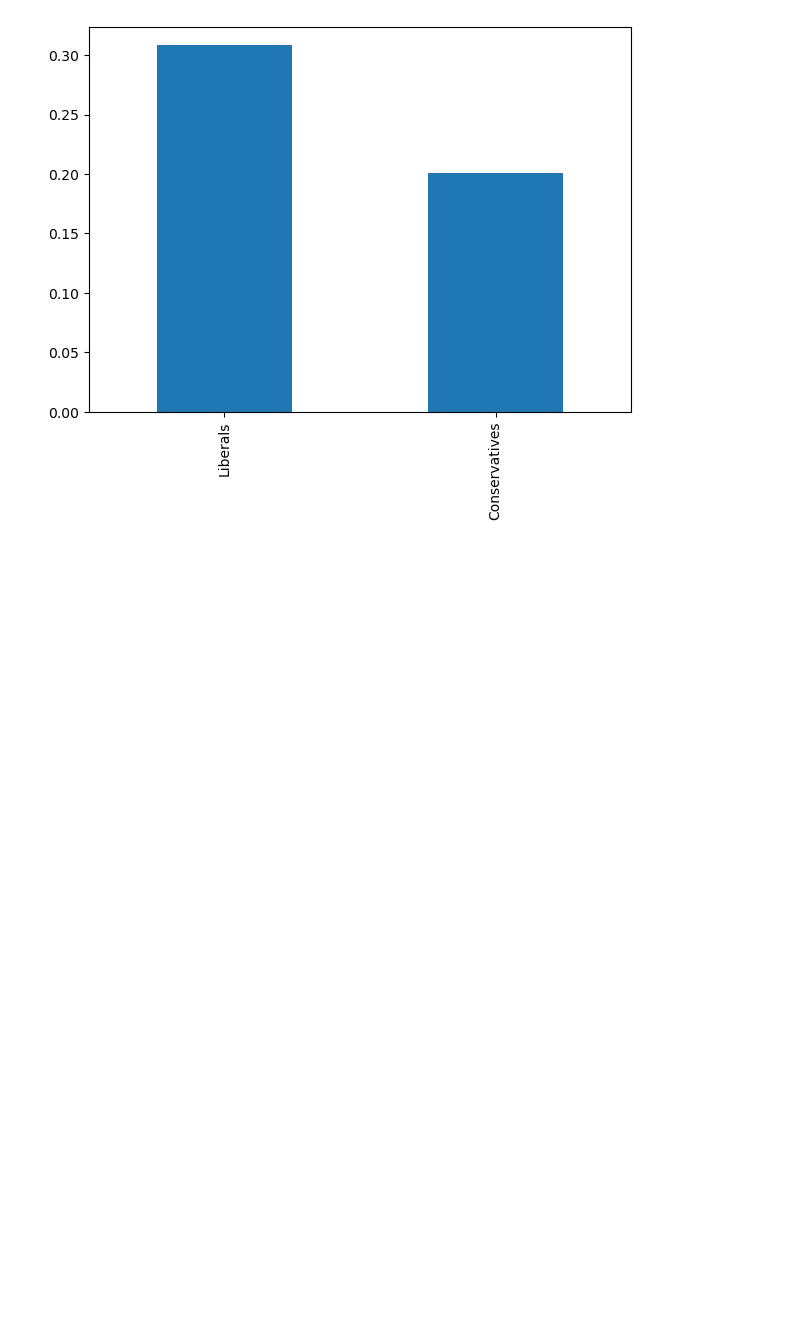
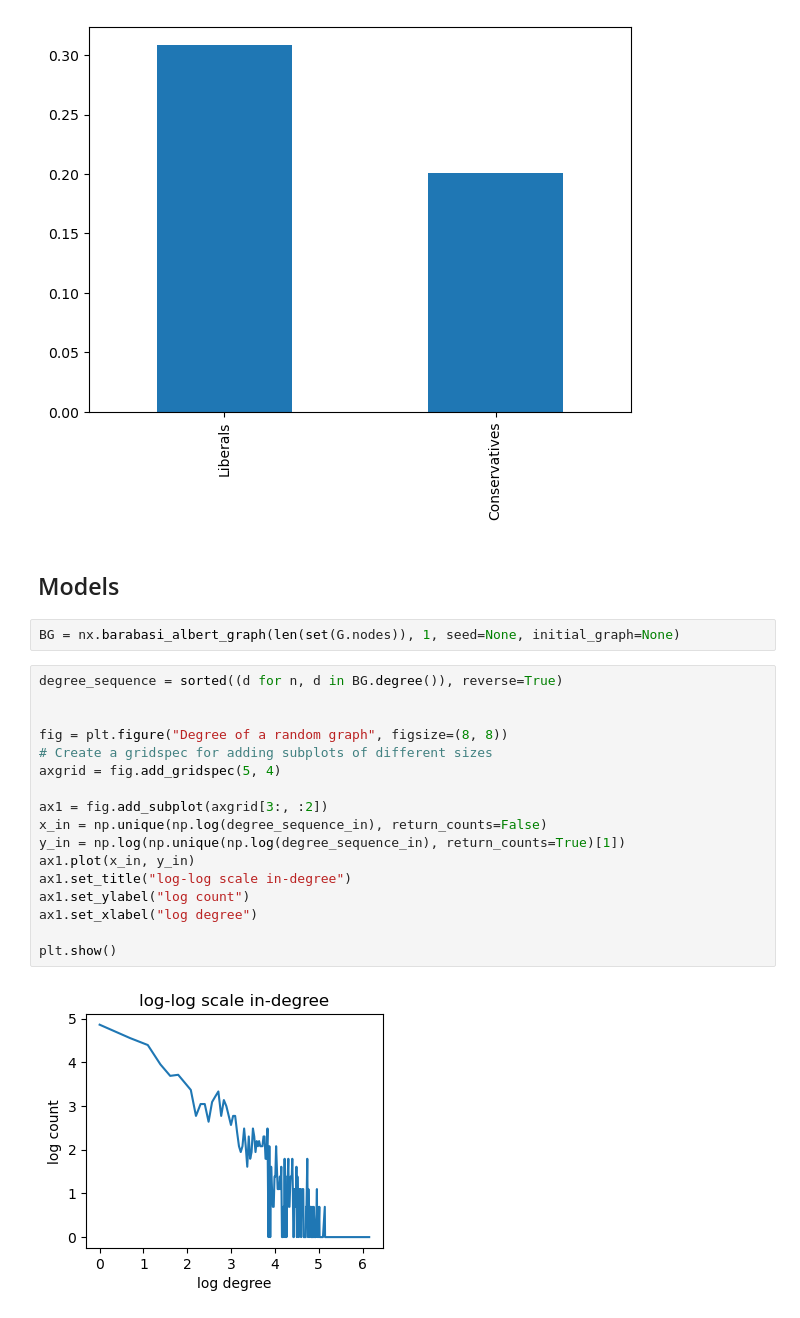
Before and after one commit to EyuelPersonal/complex_networks, a Jupyter notebook: analysis.ipynb, the cells around one changed output. Cells and saved outputs as stored; diff of their text form; blank space fills up the shorter version.

```diff
--- a/analysis.ipynb
+++ b/analysis.ipynb
@@ -235,3 +235,26 @@ df_transitivity.plot(kind='bar',figsize=(7, 5), legend=None)
 # %% [output]
 <AxesSubplot: >
 [figure]
+# %% [markdown]
+## Models
+# %%
+BG = nx.barabasi_albert_graph(len(set(G.nodes)), 1, seed=None, initial_graph=None)
+# %%
+degree_sequence = sorted((d for n, d in BG.degree()), reverse=True)
+
+
+fig = plt.figure("Degree of a random graph", figsize=(8, 8))
+# Create a gridspec for adding subplots of different sizes
+axgrid = fig.add_gridspec(5, 4)
+
+ax1 = fig.add_subplot(axgrid[3:, :2])
+x_in = np.unique(np.log(degree_sequence_in), return_counts=False)
+y_in = np.log(np.unique(np.log(degree_sequence_in), return_counts=True)[1])
+ax1.plot(x_in, y_in)
+ax1.set_title("log-log scale in-degree")
+ax1.set_ylabel("log count")
+ax1.set_xlabel("log degree")
+
+plt.show()
+# %% [output]
+[figure, added]
```
Also changed, not shown: parts of 5 cells of this notebook.
